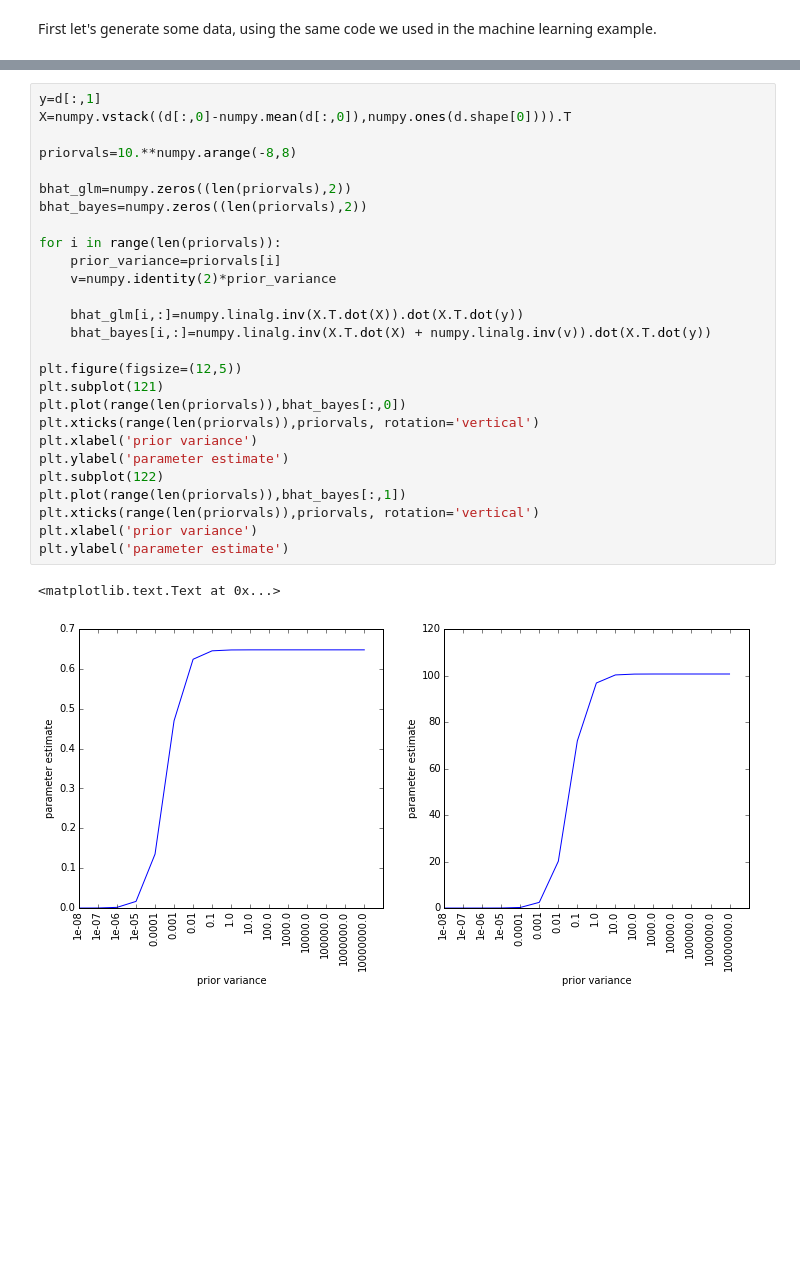
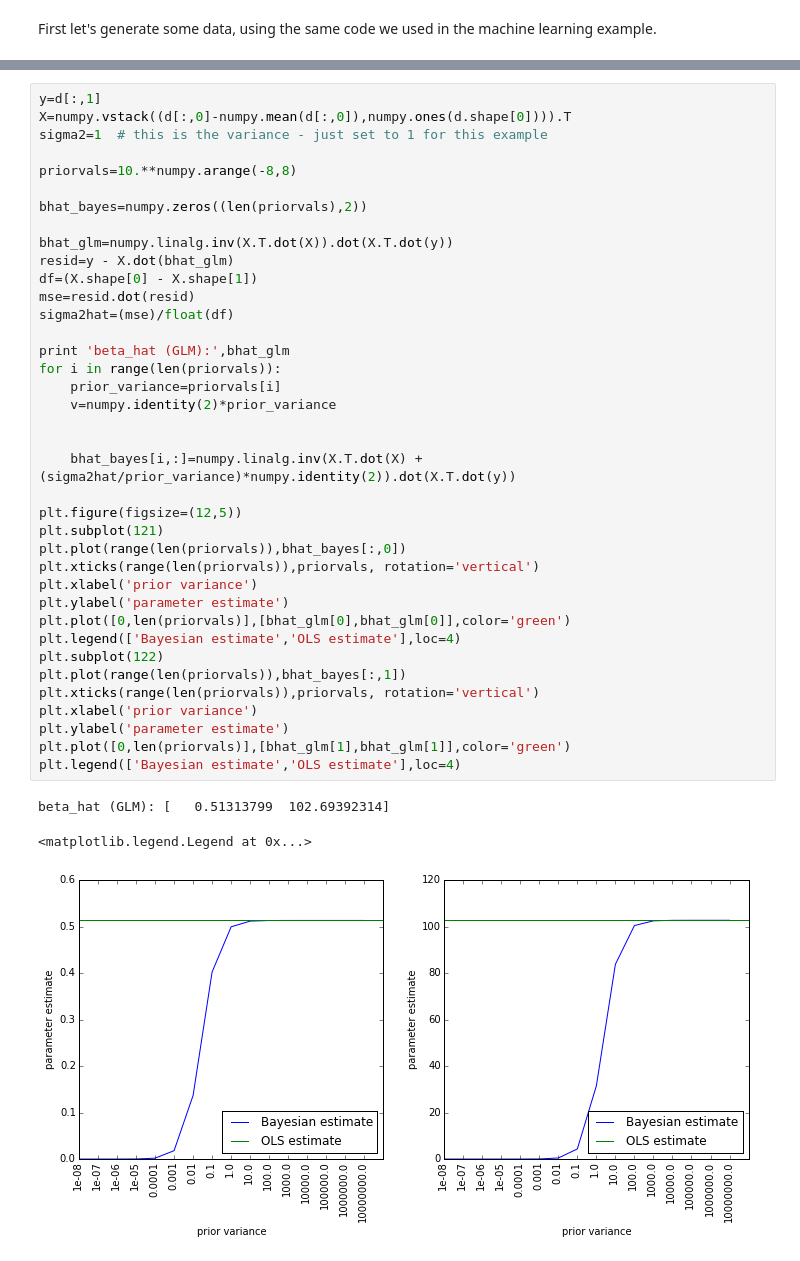
Before and after one commit to poldrack/fmri-analysis-vm, a Jupyter notebook: analysis/Bayesian/BayesianInference.ipynb, the cells around one changed output, grey strips where cells are left out. Drawn from its saved outputs; the diff is of its cells as text; blank space fills up the shorter version.

```diff
--- a/analysis/Bayesian/BayesianInference.ipynb
+++ b/analysis/Bayesian/BayesianInference.ipynb
@@ -68,30 +71,42 @@ plt.ylabel('processing speed')
 # %%
 y=d[:,1]
 X=numpy.vstack((d[:,0]-numpy.mean(d[:,0]),numpy.ones(d.shape[0]))).T
+sigma2=1  # this is the variance - just set to 1 for this example
 
 priorvals=10.**numpy.arange(-8,8)
 
-bhat_glm=numpy.zeros((len(priorvals),2))
 bhat_bayes=numpy.zeros((len(priorvals),2))
 
+bhat_glm=numpy.linalg.inv(X.T.dot(X)).dot(X.T.dot(y))
+resid=y - X.dot(bhat_glm)
+df=(X.shape[0] - X.shape[1])
+mse=resid.dot(resid)
+sigma2hat=(mse)/float(df)
+
+print 'beta_hat (GLM):',bhat_glm
 for i in range(len(priorvals)):
     prior_variance=priorvals[i]
     v=numpy.identity(2)*prior_variance
 
-    bhat_glm[i,:]=numpy.linalg.inv(X.T.dot(X)).dot(X.T.dot(y))
-    bhat_bayes[i,:]=numpy.linalg.inv(X.T.dot(X) + numpy.linalg.inv(v)).dot(X.T.dot(y))
+
+    bhat_bayes[i,:]=numpy.linalg.inv(X.T.dot(X) + (sigma2hat/prior_variance)*numpy.identity(2)).dot(X.T.dot(y))
 
 plt.figure(figsize=(12,5))
 plt.subplot(121)
 plt.plot(range(len(priorvals)),bhat_bayes[:,0])
 plt.xticks(range(len(priorvals)),priorvals, rotation='vertical')
 plt.xlabel('prior variance')
 plt.ylabel('parameter estimate')
+plt.plot([0,len(priorvals)],[bhat_glm[0],bhat_glm[0]],color='green')
+plt.legend(['Bayesian estimate','OLS estimate'],loc=4)
 plt.subplot(122)
 plt.plot(range(len(priorvals)),bhat_bayes[:,1])
 plt.xticks(range(len(priorvals)),priorvals, rotation='vertical')
 plt.xlabel('prior variance')
 plt.ylabel('parameter estimate')
+plt.plot([0,len(priorvals)],[bhat_glm[1],bhat_glm[1]],color='green')
+plt.legend(['Bayesian estimate','OLS estimate'],loc=4)
 # %% [output]
-<matplotlib.text.Text at 0x...>
+beta_hat (GLM): [   0.51313799  102.69392314]
+<matplotlib.legend.Legend at 0x...>
-[figure, old version]
+[figure, new version]
```
Also changed, not shown: parts of 7 cells of this notebook, 1 other file.
